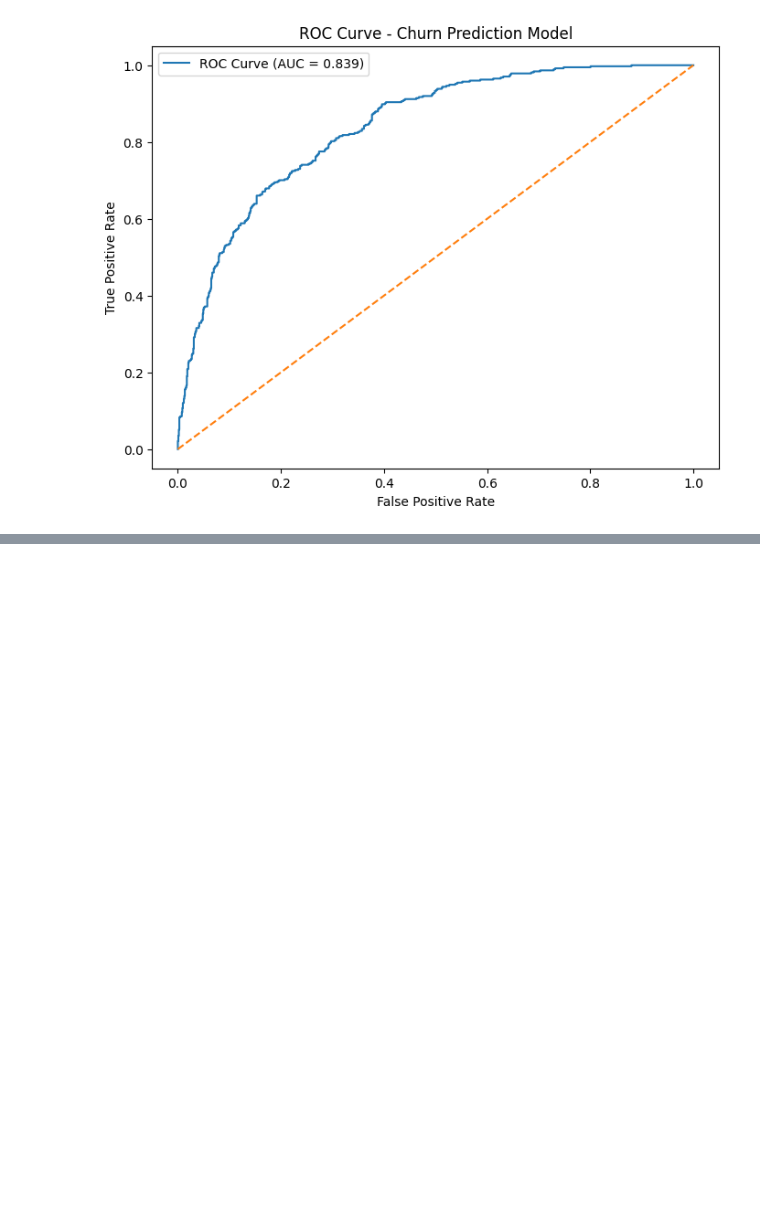
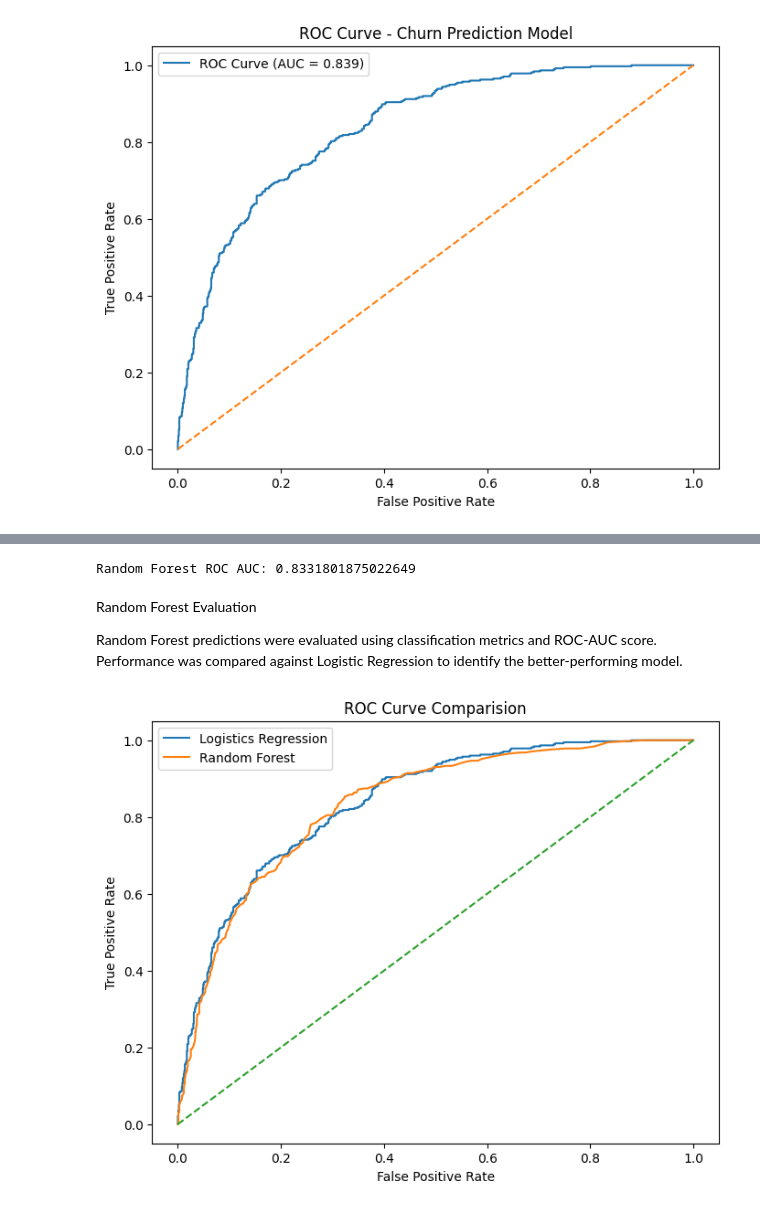
Before and after one commit to PrathamDhattarwal/CustomerChurnProject, a Jupyter notebook: notebooks/4_ChurnModeling.ipynb, the cells around one changed output, grey strips where cells are left out. Drawn from its saved outputs; the diff is of its cells as text; code cells hidden in the pictures; blank space fills up the shorter version.

```diff
--- a/notebooks/4_ChurnModeling.ipynb
+++ b/notebooks/4_ChurnModeling.ipynb
@@ -111,0 +136,9 @@ plt.show()
+# %%
+from sklearn.ensemble import RandomForestClassifier
+
+rf_model = RandomForestClassifier(
+    n_estimators=200,
+    random_state=42
+)
+# %%
+rf_model.fit(x_train, y_train)
@@ -111,0 +151,3 @@ plt.show()
+# %%
+rf_pred = rf_model.predict(x_test)
+rf_prob = rf_model.predict_proba(x_test)[:, 1]
@@ -111,0 +167,30 @@ plt.show()
+# %%
+from sklearn.metrics import roc_auc_score
+
+rf_auc = roc_auc_score(y_test, rf_prob)
+print("Random Forest ROC AUC:", rf_auc)
+# %% [output]
+Random Forest ROC AUC: 0.8331801875022649
+# %% [markdown]
+Random Forest Evaluation
+
+Random Forest predictions were evaluated using classification metrics and ROC-AUC score. Performance was compared against Logistic Regression to identify the better-performing model.
+# %%
+from sklearn.metrics import roc_curve
+import matplotlib.pyplot as plt
+
+rf_fpr, rf_tpr, _ = roc_curve(y_test, rf_prob)
+
+plt.figure(figsize=(8,6))
+
+plt.plot(fpr, tpr, label="Logistics Regression")
+plt.plot(rf_fpr, rf_tpr, label="Random Forest")
+plt.plot([0,1], [0,1], '--')
+
+plt.xlabel("False Positive Rate")
+plt.ylabel("True Positive Rate")
+plt.title("ROC Curve Comparision")
+plt.legend()
+plt.show()
+# %% [output]
+[figure, added]
```
Also changed, not shown: parts of 16 cells of this notebook, 2 other files.
